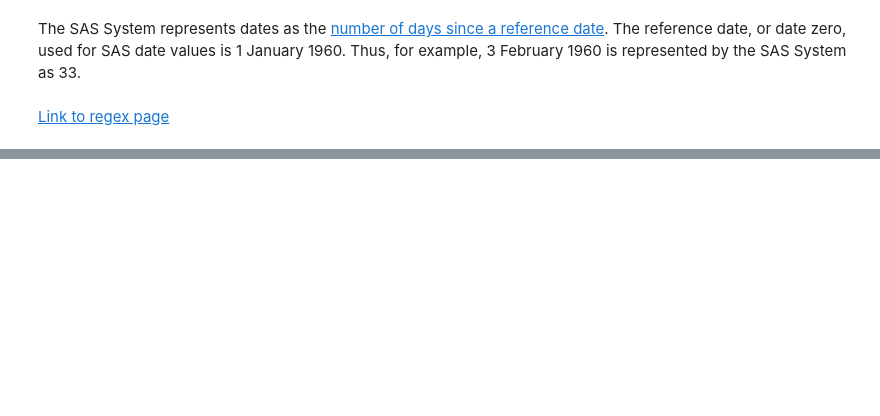
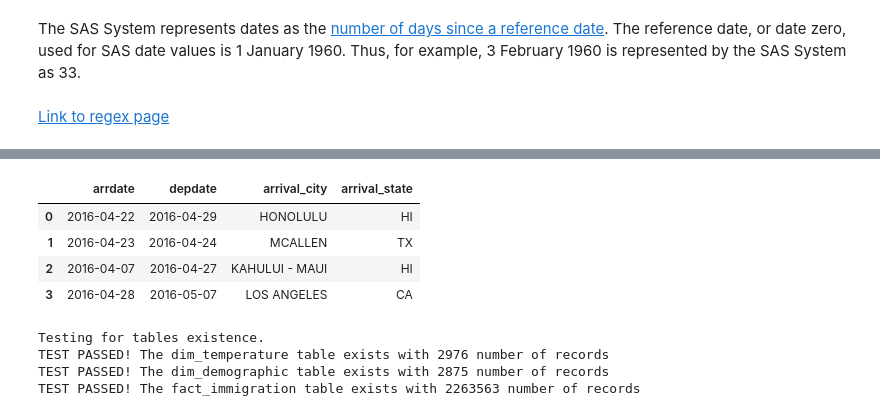
Before and after one commit to OyvindElgvin/Project-Data-Engineering-Capstone-Project, a Jupyter notebook: Capstone Project.ipynb, the cells around one changed output, grey strips where cells are left out. Drawn from its saved outputs; the diff is of its cells as text; code cells hidden in the pictures; blank space fills up the shorter version.

```diff
--- a/Capstone Project.ipynb
+++ b/Capstone Project.ipynb
@@ -952,0 +1054,38 @@ Create a data dictionary for your data model. For each field, provide a brief de
+# %%
+# showing the result of both funcions that got unit tested
+TEST_Im.select('arrdate', 'depdate', 'arrival_city', 'arrival_state').limit(4).toPandas()
+# %% [output]
+|  | arrdate | depdate | arrival_city | arrival_state |
+| 0 | 2016-04-22 | 2016-04-29 | HONOLULU | HI |
+| 1 | 2016-04-23 | 2016-04-24 | MCALLEN | TX |
+| 2 | 2016-04-07 | 2016-04-27 | KAHULUI - MAUI | HI |
+| 3 | 2016-04-28 | 2016-05-07 | LOS ANGELES | CA |
+# %%
+# TESTING to check if the DataFrames have any rows
+
+def exists(df, table_name):
+    """
+    Arguments: DataFrame, name_of_DataFrame
+
+    If the number of rows are more than 0 the test passed
+    If the number of rows are 0 the test failed and a ValueError is raised
+    """
+    res = df.count()
+    if res > 0:
+        return f'TEST PASSED! The {table_name} table exists with {res} number of records'
+    else:
+        raise ValueError(f'TEST FAILED! The {table_name} table does not exists with {res} number of records')
+
+
+print('Testing for tables existence.')
+res1 = exists(dim_temperature, 'dim_temperature')
+print(res1)
+res2 = exists(dim_demographic, 'dim_demographic')
+print(res2)
+res3 = exists(fact_immigration, 'fact_immigration')
+print(res3)
+# %% [output]
+Testing for tables existence.
+TEST PASSED! The dim_temperature table exists with 2976 number of records
+TEST PASSED! The dim_demographic table exists with 2875 number of records
+TEST PASSED! The fact_immigration table exists with 2263563 number of records
```
Also changed, not shown: parts of 138 cells of this notebook.
